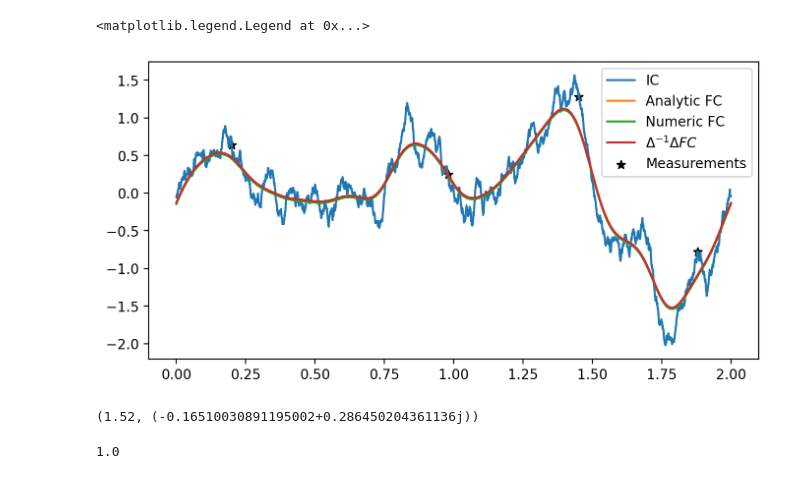
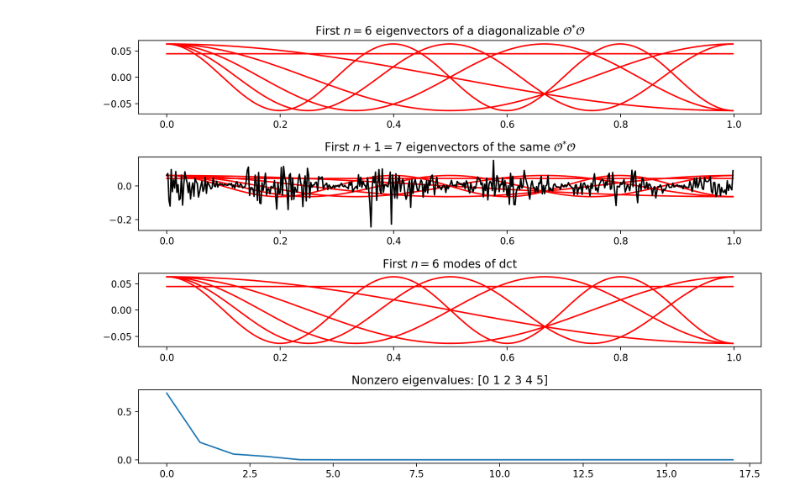
Before and after one commit to yairdaon/OED, a Jupyter notebook: heat.ipynb, the cells around one changed output. Cells and saved outputs as stored; diff of their text form; code cells hidden in the pictures.

Commit message:
Everything works! Delta and Delta inverse, as well as diagonalizable observation operator (and all other operators)

```diff
--- a/heat.ipynb
+++ b/heat.ipynb
@@ -129,9 +177,10 @@ class Observation(FourierMultiplier):
 # %%
-N = 5000
-L = 2
+N = 500
+L = 3
 time = 2e-3
 alpha = 2.6
-transform = 'fft'
+beta = 1
+transform = 'dct'
 #kwargs = {'L': 2,
 #          'N': 5000,
 #          'transform': 'fft'}
@@ -139,12 +188,10 @@ transform = 'fft'
 fwd = Heat(N=N, L=L, alpha=alpha, time=time, transform=transform)
 lap = Laplacian(alpha=alpha, N=N, L=L, transform=transform)
 invlap = Laplacian(alpha=-alpha, N=N, L=L, transform=transform)
-obs = Observation(meas=[0.2, 0.98, 1.45, 1.88], L=L, N=N, transform=transform)
-
-
+obs = Observation(meas=[0.2356323, 0.9822345, 1.451242, 1.886632215, 2.43244, 2.89235633, 1, 1], L=L, N=N, transform=transform)
 
 # IC
-u0, coeffs0 = fwd.random(return_coeffs=True, beta=1.2)
+u0, coeffs0 = fwd.random(return_coeffs=True, beta=beta)
 
 # Analytic
 coeffsT = coeffs0 * fwd.multiplier
@@ -155,30 +202,45 @@ uT_num = fwd(u0)
 
 plt.plot(fwd.x, u0.real, label='IC')
 plt.plot(fwd.x, uT.real, label='Analytic FC')
-plt.plot(fwd.x, uT_num.real-0.01, label='Numeric FC')
-#plt.plot(lap.x, lap(invlap(uT))+0.025, label=r'$\Delta\Delta^{-1} FC$')
-plt.plot(lap.x, invlap(lap(uT))+0.01, label=r'$\Delta^{-1}\Delta FC$')
-plt.scatter(obs.meas, obs(u0).real, label='Measurements', marker='*', s =40, color='k', zorder=1)
+plt.plot(fwd.x, uT_num.real, label='Numeric FC')
+plt.plot(lap.x, lap(invlap(uT)), label=r'$\Delta\Delta^{-1} FC$')
+plt.plot(lap.x, invlap(lap(uT)), label=r'$\Delta^{-1}\Delta FC$')
+plt.scatter(obs.meas, obs(u0).real, label='Measurements', marker='*', s =10, color='k', zorder=10)
 
 plt.legend()
-#plt.close()
+plt.close()
-# %% [output]
-<matplotlib.legend.Legend at 0x...>
-[figure, removed]
-# %%
-ind = 500
-x = obs1.x[ind] # 0.2
-delta = np.zeros(obs1.N)
-delta[ind] =
-f_delta = obs1.to_freq_domain(delta)
-
-
-obs3.pt, obs3(coeffs0) * N
-# %% [output]
-(1.52, (-0.16510030891195002+0.286450204361136j))
-# %%
-v = np.random.randn(N)
-
-(np.linalg.norm(v) / np.linalg.norm(obs1.to_freq_domain(v)))
-# %% [output]
-1.0
+# %%
+n = 6
+singular_values = np.random.randn(n)**2
+#singular_values[1] = 0
+obs = DiagonalizableObservation(singular_values=singular_values,
+                                N=500,
+                                random_U=True,
+                                transform='dct')
+D, P = np.linalg.eig(obs.star_obs)
+P = np.einsum('ij, j -> ij', P, np.sign(P[0,:]))
+fig, ax = plt.subplots(nrows=4, ncols=1, figsize=(10,7))
+for i in range(n):
+    ax[0].plot(obs.x, P[:,i].real, label=i, color='r')
+    ax[1].plot(obs.x, P[:,i].real, label=i, color='r')
+    ax[2].plot(obs.x, obs.eigenvector(i), label=f'True {i}', color='r')
+ax[1].plot(obs.x, P[:,i+1], label='$n+1$', color='k')
+
+
+# for axi in ax:
+#     axi.legend(bbox_to_anchor=(1.05, 1), loc='upper left',
+#              ncol=1, fancybox=True, shadow=True)
+
+
+OstarO = "$\mathcal{O}^{*}\mathcal{O}$"
+ax[0].set_title(f"First $n={n}$ eigenvectors of a diagonalizable " + OstarO)
+ax[1].set_title(f"First $n+1={n+1}$ eigenvectors of the same "  +OstarO)
+ax[2].set_title(f"First $n={n}$ modes of {obs.transform}")
+
+
+ax[3].plot(D[:3*n])
+ax[3].set_title(f"Nonzero eigenvalues: {np.where(np.abs(D) > 1e-9)[0]}")
+plt.tight_layout()
+plt.close()
+# %% [output]
+[figure, added]
```
Also changed, not shown: parts of 4 cells of this notebook.
